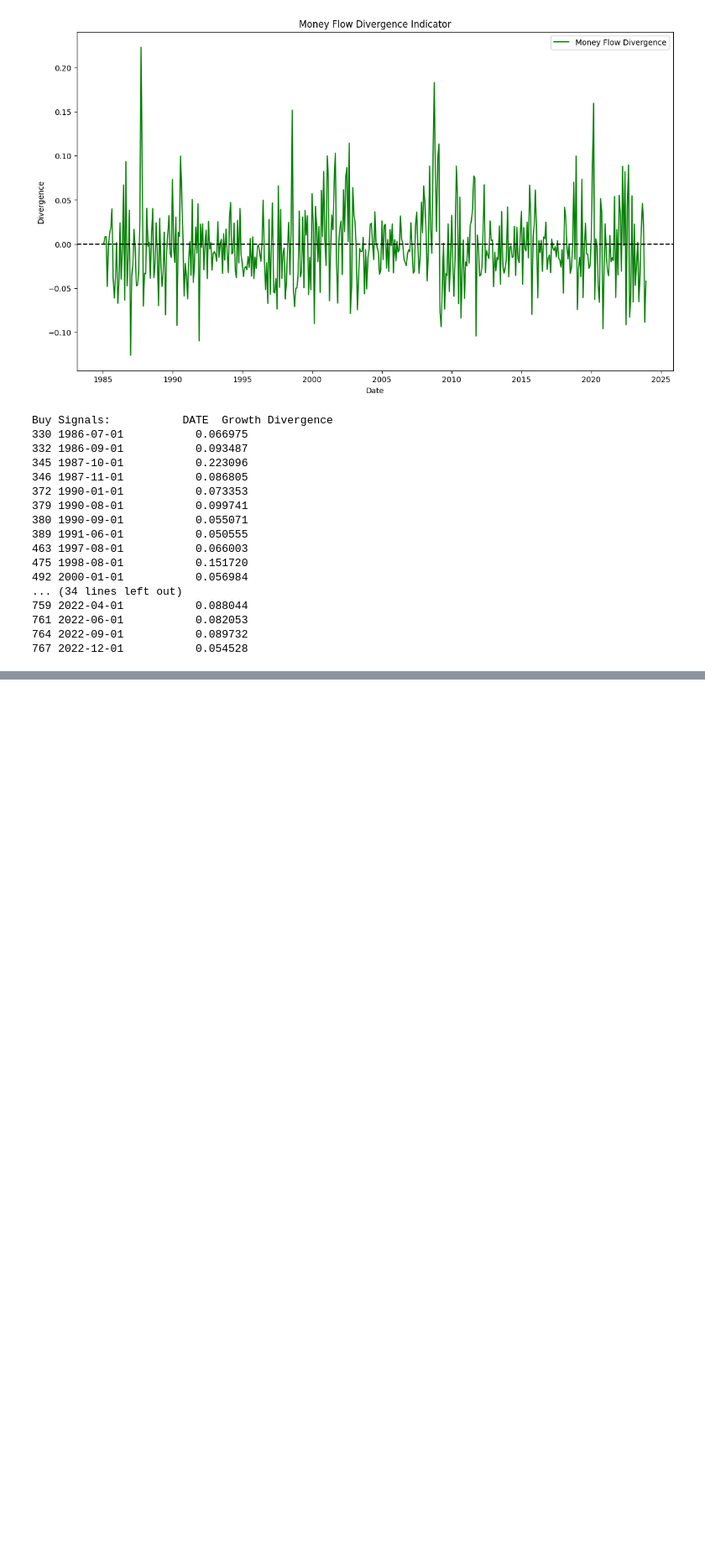
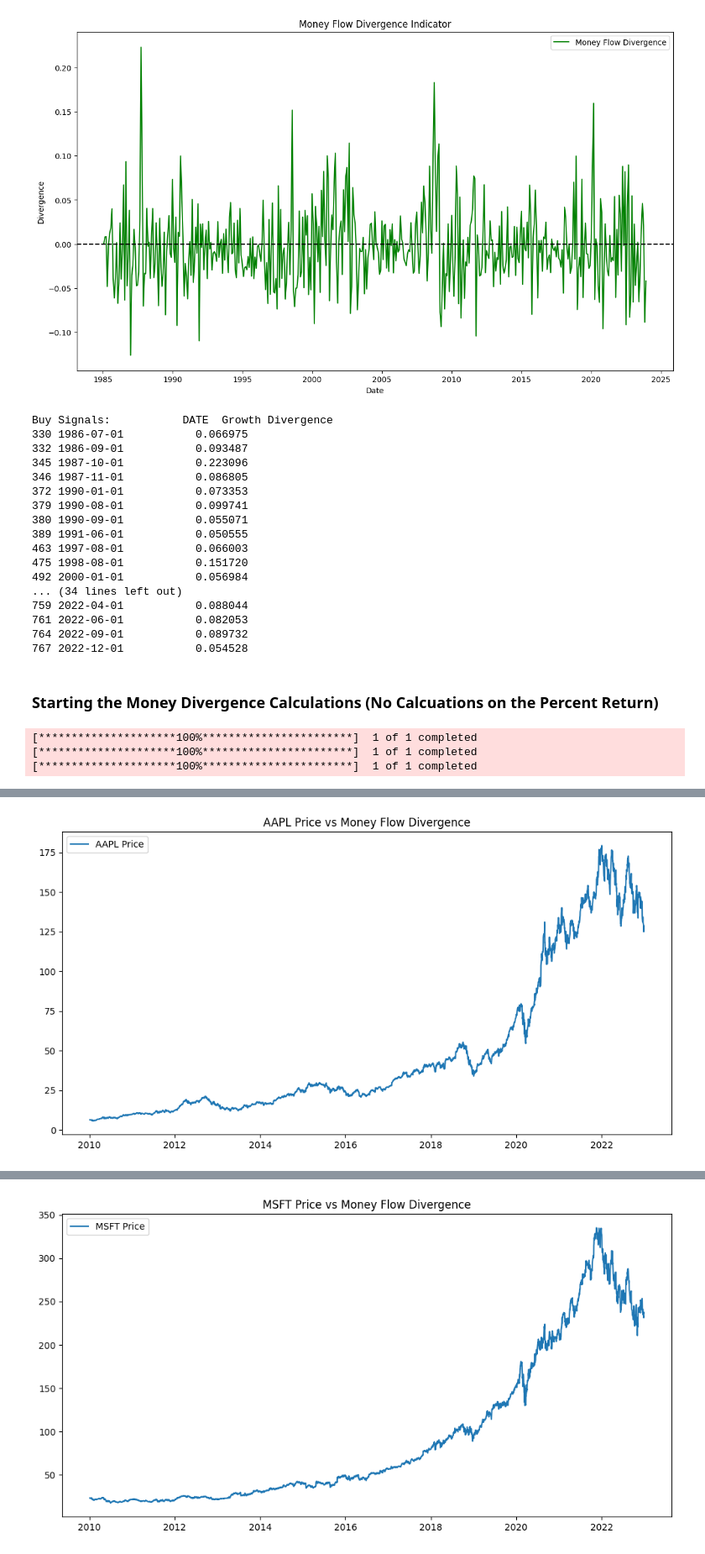
Before and after one commit to bcritika/MATA-Tune, a Jupyter notebook: m2-trading-indicator.ipynb, the cells around one changed output, grey strips where cells are left out. Shown at 84% size. Drawn from its saved outputs; the diff is of its cells as text; code cells hidden in the pictures; blank space fills up the shorter version.

```diff
--- a/m2-trading-indicator.ipynb
+++ b/m2-trading-indicator.ipynb
@@ -187,3 +187,70 @@ Buy Signals:           DATE  Growth Divergence
 761 2022-06-01           0.082053
 764 2022-09-01           0.089732
 767 2022-12-01           0.054528
+# %% [markdown]
+### Starting the Money Divergence Calculations (No Calcuations on the Percent Return)
+# %%
+
+# Function to calculate the M2 Money Flow Divergence
+def money_flow_divergence(stock_data, m2_data, period='1M'):
+    # Ensure that both stock_data and m2_data have a DatetimeIndex
+    stock_data.index = pd.to_datetime(stock_data.index)
+    m2_data.index = pd.to_datetime(m2_data.index)
+
+    # Resample stock and M2 data to the specified period (e.g., monthly)
+    stock_returns = stock_data['Adj Close'].resample(period).ffill().pct_change().dropna()
+    m2_growth = m2_data['M2SL'].resample(period).ffill().pct_change().dropna()
+
+    # Compute divergence: M2 Growth - Stock Growth
+    divergence = m2_growth - stock_returns
+    return divergence
+
+# Function to simulate buy/sell signals based on the divergence
+def backtest_strategy(divergence, stock_data, threshold=0.05):
+    signals = []
+    for date, diff in divergence.items():
+        if diff > threshold:
+            signals.append((date, 'Buy'))
+        else:
+            signals.append((date, 'Hold'))
+    return signals
+
+# Test on 3 selected stocks (e.g., AAPL, MSFT, TSLA)
+stocks = ['AAPL', 'MSFT', 'TSLA']
+start_date = '2010-01-01'
+end_date = '2023-01-01'
+
+# Download stock price data
+stock_data = {stock: yf.download(stock, start=start_date, end=end_date) for stock in stocks}
+
+# Download or load M2 money supply data from a CSV or API
+# Ensure M2 data has a 'Date' column and 'M2' value column
+# For this example, we're using hypothetical M2 data
+m2_data = pd.read_csv('data/M2SL.csv')  # Ensure the M2 data is loaded with a 'Date' and 'M2' column
+m2_data['DATE'] = pd.to_datetime(m2_data['DATE'])
+m2_data.set_index('DATE', inplace=True)
+
+# Iterate over each stock and backtest the strategy
+for stock in stocks:
+    print(f"Backtesting on {stock}")
+
+    # Get the stock data and M2 divergence
+    divergence = money_flow_divergence(stock_data[stock], m2_data)
+
+    # Simulate strategy based on the calculated divergence
+    signals = backtest_strategy(divergence, stock_data[stock])
+
+    # Display signals and returns
+    for signal in signals:
+        print(signal)
+
+    # Optional: Plot the divergence and stock price
+    plt.figure(figsize=(12, 6))
+    plt.plot(stock_data[stock]['Adj Close'], label=f'{stock} Price')
+    plt.title(f'{stock} Price vs Money Flow Divergence')
+    plt.legend()
+    plt.show()
+# %% [output]
+[*********************100%***********************]  1 of 1 completed
+[*********************100%***********************]  1 of 1 completed
+[*********************100%***********************]  1 of 1 completed
@@ -189,0 +274 @@ Buy Signals:           DATE  Growth Divergence
+[figure, added]
@@ -189,0 +292 @@ Buy Signals:           DATE  Growth Divergence
+[figure, added]
```
Also changed, not shown: parts of 6 cells of this notebook, 1 other file.
